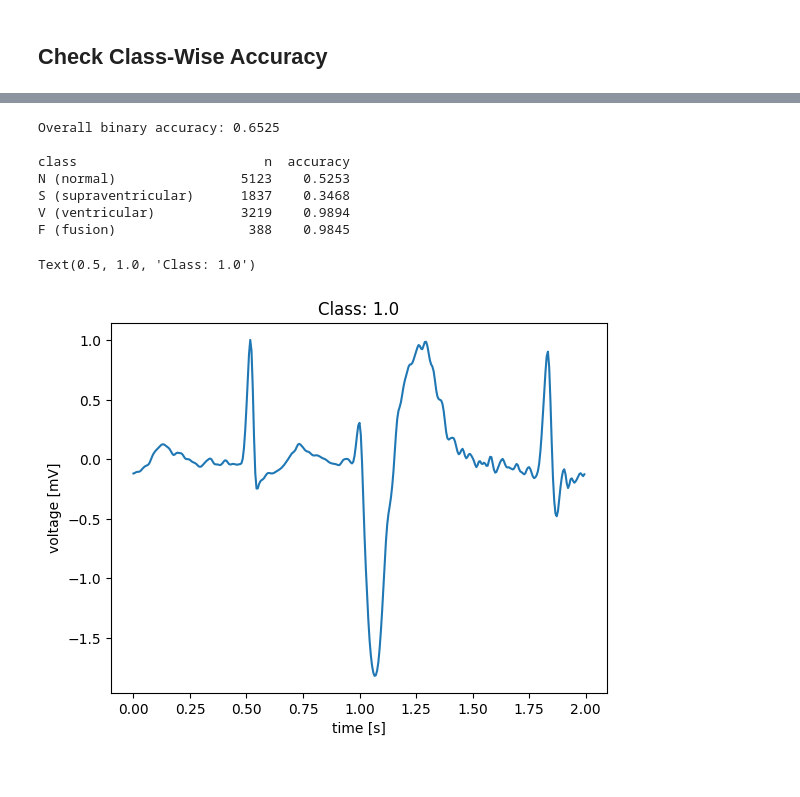
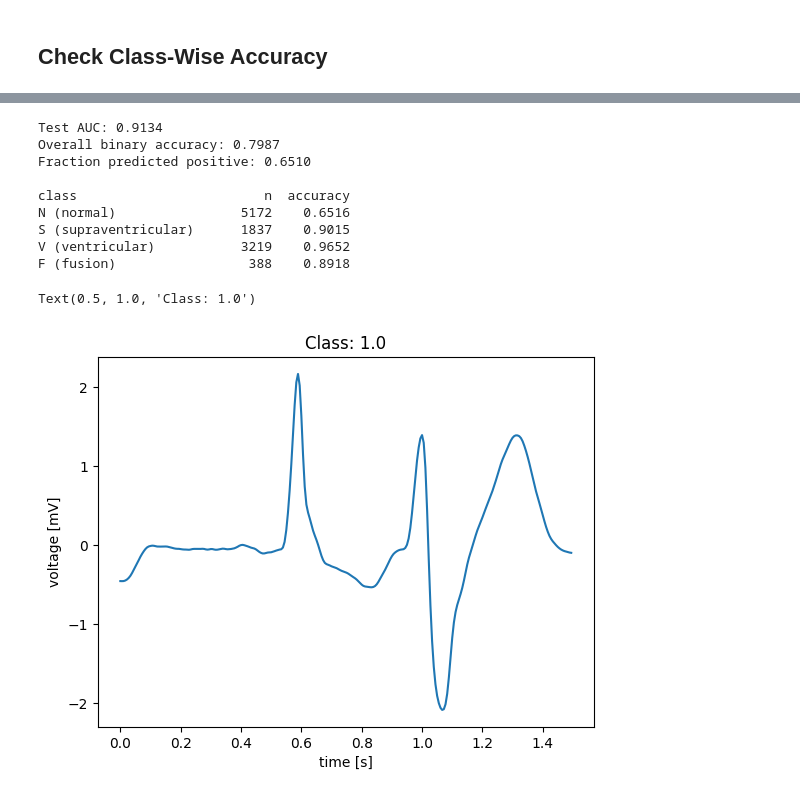
Before and after one commit to rahulpemmaraju/arrhythmia_detection, a Jupyter notebook: visualize_hsnn.ipynb, the cells around one changed output, grey strips where cells are left out. Saved outputs shown, nothing was run; the diff lists cells and outputs as text; code cells hidden in the pictures.

```diff
--- a/visualize_hsnn.ipynb
+++ b/visualize_hsnn.ipynb
@@ -136,29 +175,19 @@ fig.tight_layout()
 # %%
-negative_waveform, label = test_dataset.__getitem__(9)
+# two example beats for the gate figure -- pick one of each class (see the
+# candidate indices printed above; the split changed when the dataset was
+# regenerated, so these indices are not necessarily the classes they used to be)
+neg_idx = 3    # true 0, predicted 0
+pos_idx = 21   # true 1, predicted 1
 
-with torch.no_grad():
-    negative_waveform_for_model = encoder.encode(negative_waveform.unsqueeze(0))
-    negative_prediction, _, b_vals  = model(negative_waveform_for_model, logging=True)
-    negative_prediction = int(negative_prediction.sum(dim=(1,2)).item() > threshold)
+negative_waveform, neg_score, negative_prediction, neg_true, b_vals = score_beat(neg_idx)
+print('Negative example -- Predicted Class: {}, Real Class: {}, score: {:.4f}'.format(
+    negative_prediction, neg_true, neg_score))
 
-print('Predicted Class: {}, Real Class: {}'.format(negative_prediction, label[0]))
+neg_b_0, neg_b_1 = [b.squeeze().numpy() for b in b_vals]
 
-neg_b_0, neg_b_1, neg_b_2 = b_vals
-neg_b_0 = neg_b_0.squeeze().numpy()
-neg_b_1 = neg_b_1.squeeze().numpy()
-neg_b_2 = neg_b_2.squeeze().numpy()
+positive_waveform, pos_score, positive_prediction, pos_true, b_vals = score_beat(pos_idx)
+print('Positive example -- Predicted Class: {}, Real Class: {}, score: {:.4f}'.format(
+    positive_prediction, pos_true, pos_score))
 
-positive_waveform, label = test_dataset.__getitem__(16)
-
-with torch.no_grad():
-    positive_waveform_for_model = encoder.encode(positive_waveform.unsqueeze(0))
-    positive_prediction, _, b_vals  = model(positive_waveform_for_model, logging=True)
-    positive_prediction = int(positive_prediction.sum(dim=(1,2)).item() > threshold)
-
-print('Predicted Class: {}, Real Class: {}'.format(positive_prediction, label[0]))
-
-pos_b_0, pos_b_1, pos_b_2 = b_vals
-pos_b_0 = pos_b_0.squeeze().numpy()
-pos_b_1 = pos_b_1.squeeze().numpy()
-pos_b_2 = pos_b_2.squeeze().numpy()
+pos_b_0, pos_b_1 = [b.squeeze().numpy() for b in b_vals]
 # %% [output]
@@ -167,6 +196,6 @@ Predicted Class: 1, Real Class: 1.0
 # %%
-pos_example, label = test_dataset.__getitem__(16)
+pos_example, label, *_ = test_dataset[pos_idx]
 
-for i, (_, label) in enumerate(test_dataset):
+for i, (_, label, *_) in enumerate(test_dataset):
     print(i, label.max())
 # %% [output]
@@ -410,6 +449,8 @@ print(threshold)
 # the underlying AAMI class is still in test_dataset.metadata['label'], and
 # metadata rows are indexed with .iloc in __getitem__, so an unshuffled
 # DataLoader walks the test set in metadata row order.
+from sklearn.metrics import roc_auc_score
+
 AAMI_CLASSES = {0: 'N (normal)', 1: 'S (supraventricular)', 2: 'V (ventricular)',
                 3: 'F (fusion)'}
 
@@ -418,10 +459,18 @@ test_loader = torch.utils.data.DataLoader(test_dataset, batch_size=128, shuffle=
 scores = []
 model.eval()
 with torch.no_grad():
-    for data, _ in test_loader:
-        data = encoder.encode(data).to(device)
+    for batch in test_loader:
+        # 4-tuple batches (patient_norm), so unpack the per-beat statistics and
+        # hand them to the encoder the way main.py/nested_train.py do
+        data, _, stats = unpack_batch(batch)
+        data = encoder.encode(data, *stats).to(device)
+
         output, _ = model(data)
-        scores.append(output.sum(dim=(1, 2)).cpu().numpy())
+
+        # the same reduction get_threshold calibrated on: MEAN over the labeled
+        # beat span. a sum over the whole window is (end - start) times larger
+        # and puts every beat above the threshold.
+        scores.append(output[:, start:end].mean(dim=(1, 2)).cpu().numpy())
 
 scores = np.concatenate(scores)
 y_pred = (scores > threshold).astype(int)
@@ -429,7 +478,9 @@ y_pred = (scores > threshold).astype(int)
 y_multi = test_dataset.metadata['label'].to_numpy()
 y_binary = (y_multi > 0).astype(int)
 
-print('Overall binary accuracy: {:.4f}\n'.format((y_pred == y_binary).mean()))
+print('Test AUC: {:.4f}'.format(roc_auc_score(y_binary, scores)))
+print('Overall binary accuracy: {:.4f}'.format((y_pred == y_binary).mean()))
+print('Fraction predicted positive: {:.4f}\n'.format(y_pred.mean()))
 
 print(f"{'class':<24}{'n':>6}{'accuracy':>10}")
 for c in np.unique(y_multi):
@@ -439,24 +490,26 @@ for c in np.unique(y_multi):
     acc = (y_pred[mask] == y_binary[mask]).mean()
     print(f'{AAMI_CLASSES.get(c, str(c)):<24}{mask.sum():>6}{acc:>10.4f}')
 # %% [output]
-Overall binary accuracy: 0.6525
+Test AUC: 0.9134
+Overall binary accuracy: 0.7987
+Fraction predicted positive: 0.6510
 
 class                        n  accuracy
-N (normal)                5123    0.5253
-S (supraventricular)      1837    0.3468
-V (ventricular)           3219    0.9894
-F (fusion)                 388    0.9845
+N (normal)                5172    0.6516
+S (supraventricular)      1837    0.9015
+V (ventricular)           3219    0.9652
+F (fusion)                 388    0.8918
 # %%
-waveform, label = test_dataset.__getitem__(16)
+waveform, label, *_ = test_dataset[pos_idx]
 
 ts = np.arange(len(waveform)) / 180
 plt.plot(ts, waveform);
 plt.xlabel('time [s]')
 plt.ylabel('voltage [mV]');
 plt.title(f'Class: {label[0]}')
 # %% [output]
 Text(0.5, 1.0, 'Class: 1.0')
-[figure, old version]
+[figure, new version]
 # %%
 waveform.shape
 # %% [output]
```
Also changed, not shown: parts of 40 cells of this notebook, 5 other files.
